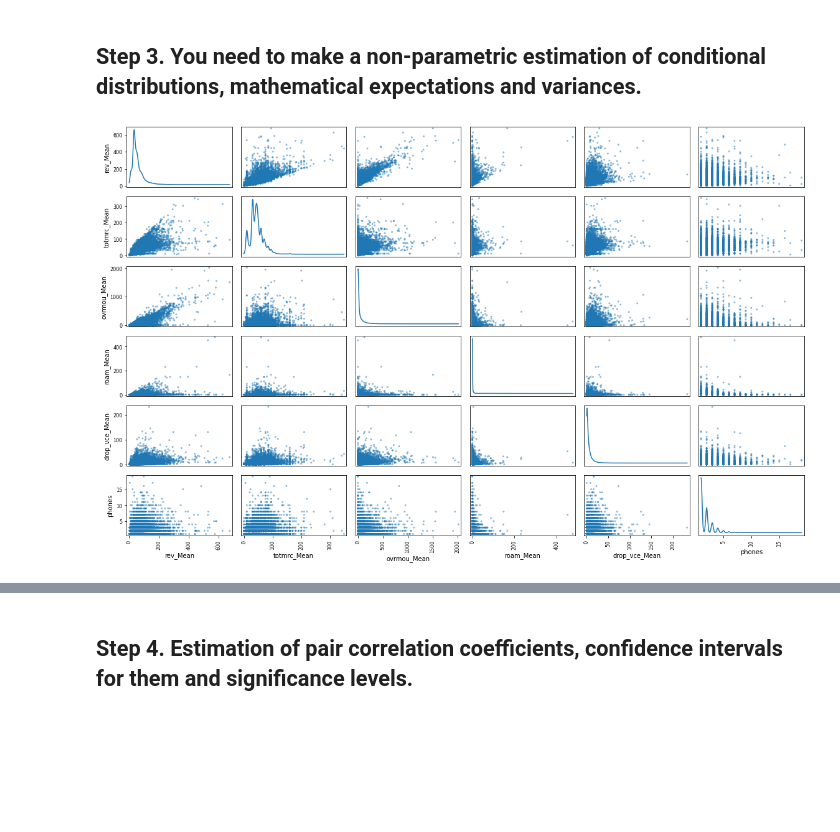
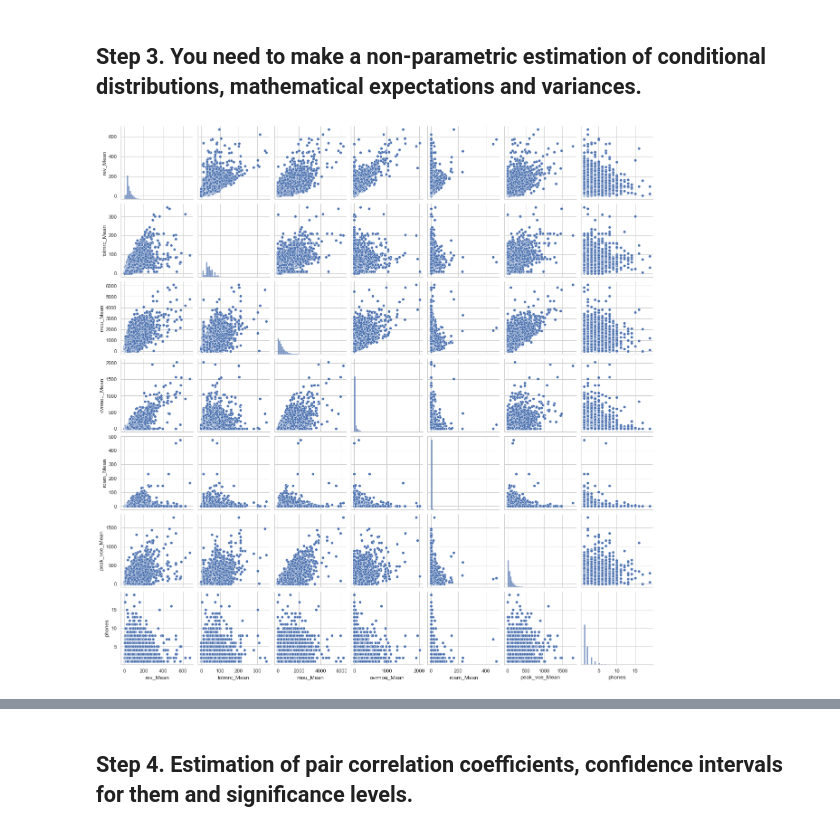
Before and after one commit to zuevmaxim/m-m2021, a Jupyter notebook: lab2.ipynb, the cells around one changed output, grey strips where cells are left out. Drawn from its saved outputs; the diff is of its cells as text; code cells hidden in the pictures; blank space fills up the shorter version.

```diff
--- a/lab2.ipynb
+++ b/lab2.ipynb
@@ -6,6 +6,7 @@ import seaborn as sns
 from sklearn import preprocessing
 
 pd.options.display.float_format = '{:f}'.format
+sns.set(font_scale=1, style='whitegrid')
 # %%
 full_df = pd.read_csv('telecom_customer.csv')
 full_df
@@ -169,12 +170,8 @@ predict_features_all = ['totmrc_Mean', 'plcd_vce_Mean', 'recv_vce_Mean', 'comp_v
                     'phones', 'models', 'datovr_Mean', 'months',
                     'mou_Mean', 'ovrmou_Mean', 'totcalls']
 
-
-# predict_features = ['totmrc_Mean', 'recv_vce_Mean', 'mou_cvce_Mean',
-#                     'mou_rvce_Mean', 'owylis_vce_Mean',
-#                     'mou_peav_Mean', 'attempt_Mean', 'mou_Mean', 'ovrmou_Mean', 'totcalls']
 plt.figure(figsize = (15,10))
-predict_features = ['totmrc_Mean', 'ovrmou_Mean', 'roam_Mean', 'drop_vce_Mean', 'phones']
+predict_features = ['totmrc_Mean', 'mou_Mean', 'ovrmou_Mean', 'roam_Mean', 'peak_vce_Mean', 'phones']
 sns.heatmap(df[[target_feature] + predict_features].corr(), annot=True, fmt='.2f')
 # %% [output]
 <AxesSubplot:>
@@ -234,8 +235,8 @@ rev_Mean var=1700.5927825209994
 # %% [markdown]
 ## Step 3. You need to make a non-parametric estimation of conditional distributions, mathematical expectations and variances.
 # %%
-pd.plotting.scatter_matrix(df_filtered, figsize=(16, 10), diagonal='kde')
-plt.tight_layout()
+sns.set(font_scale=1, style='whitegrid')
+sns.pairplot(df_filtered, diag_kws = {"bins": 50})
 plt.show()
 # %% [output]
-[figure, old version]
+[figure, new version]
```
Also changed, not shown: parts of 23 cells of this notebook, 1 other file.
